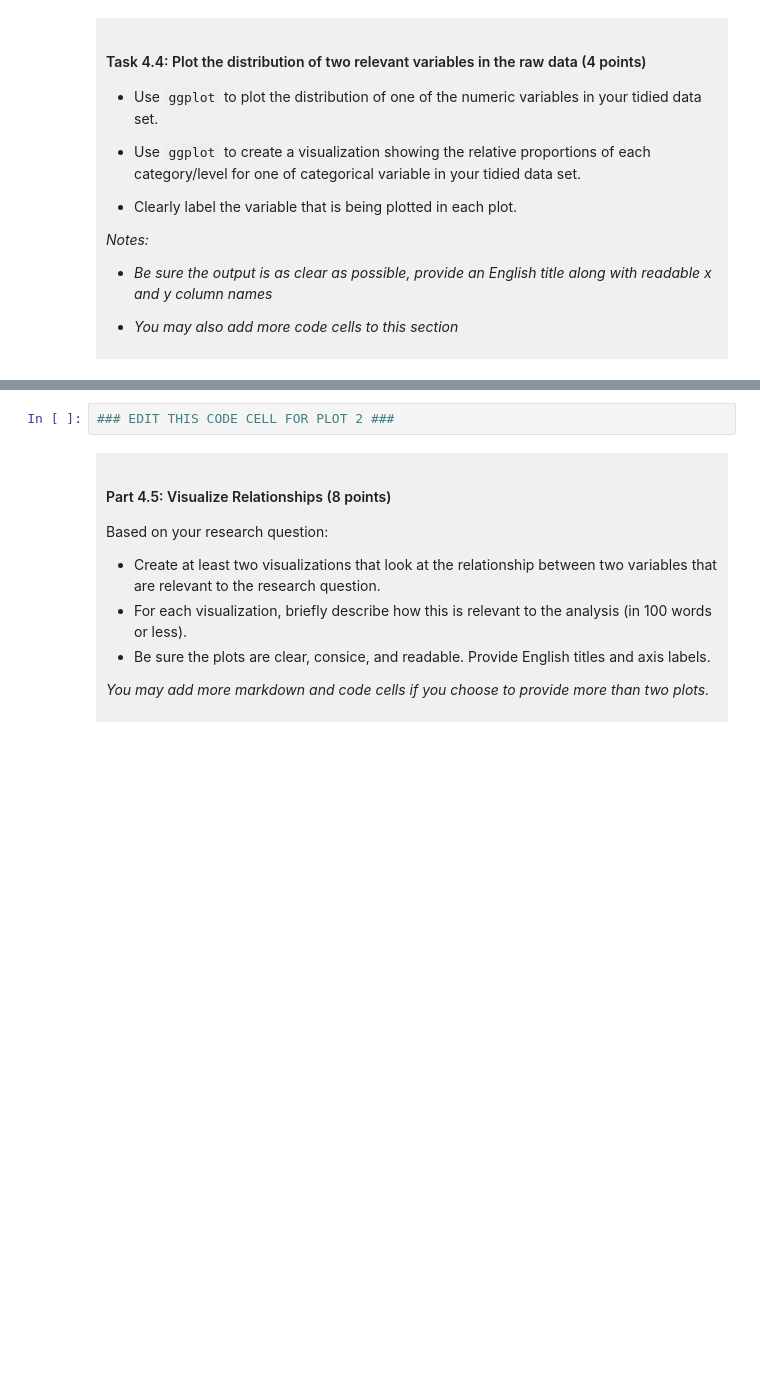
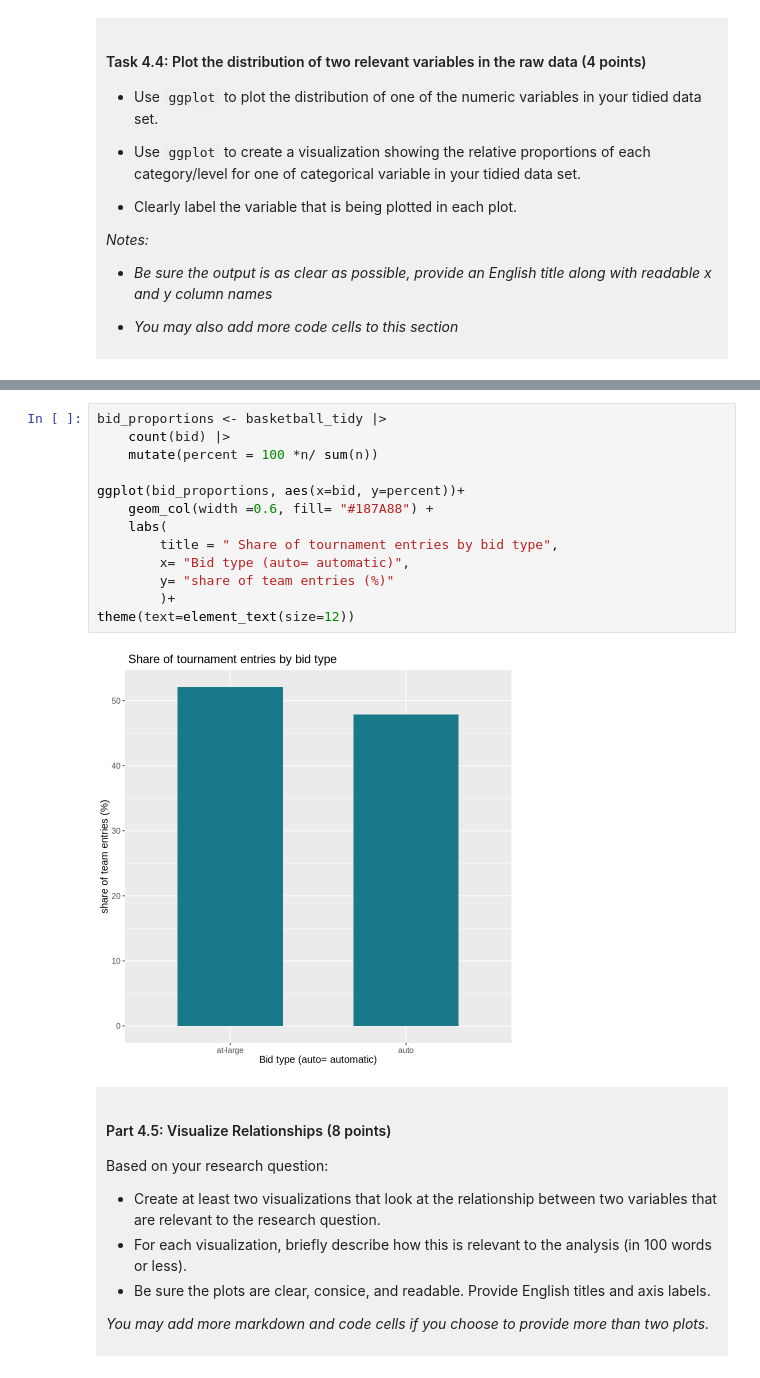
Before and after one commit to chanchancatherine9-web/dsci-100-project-catherine-aung, a Jupyter notebook: dsci-100-project-notebook.ipynb, the cells around one changed output, grey strips where cells are left out. Saved outputs shown, nothing was run; the diff lists cells and outputs as text; blank space fills up the shorter version.

```diff
--- a/dsci-100-project-notebook.ipynb
+++ b/dsci-100-project-notebook.ipynb
@@ -297,5 +355,18 @@ You will refine your research question (if needed) and produce a tidy data set.
 # %%
-### EDIT THIS CODE CELL FOR PLOT 2 ###
+bid_proportions <- basketball_tidy |>
+    count(bid) |>
+    mutate(percent = 100 *n/ sum(n))
+
+ggplot(bid_proportions, aes(x=bid, y=percent))+
+    geom_col(width =0.6, fill= "#187A88") +
+    labs(
+        title = " Share of tournament entries by bid type",
+        x= "Bid type (auto= automatic)",
+        y= "share of team entries (%)"
+        )+
+theme(text=element_text(size=12))
+# %% [output]
+[figure, added]
 # %% [markdown]
 <div style="background-color: #f0f0f0; padding: 10px;">
 
```
Also changed, not shown: parts of 9 cells of this notebook.
